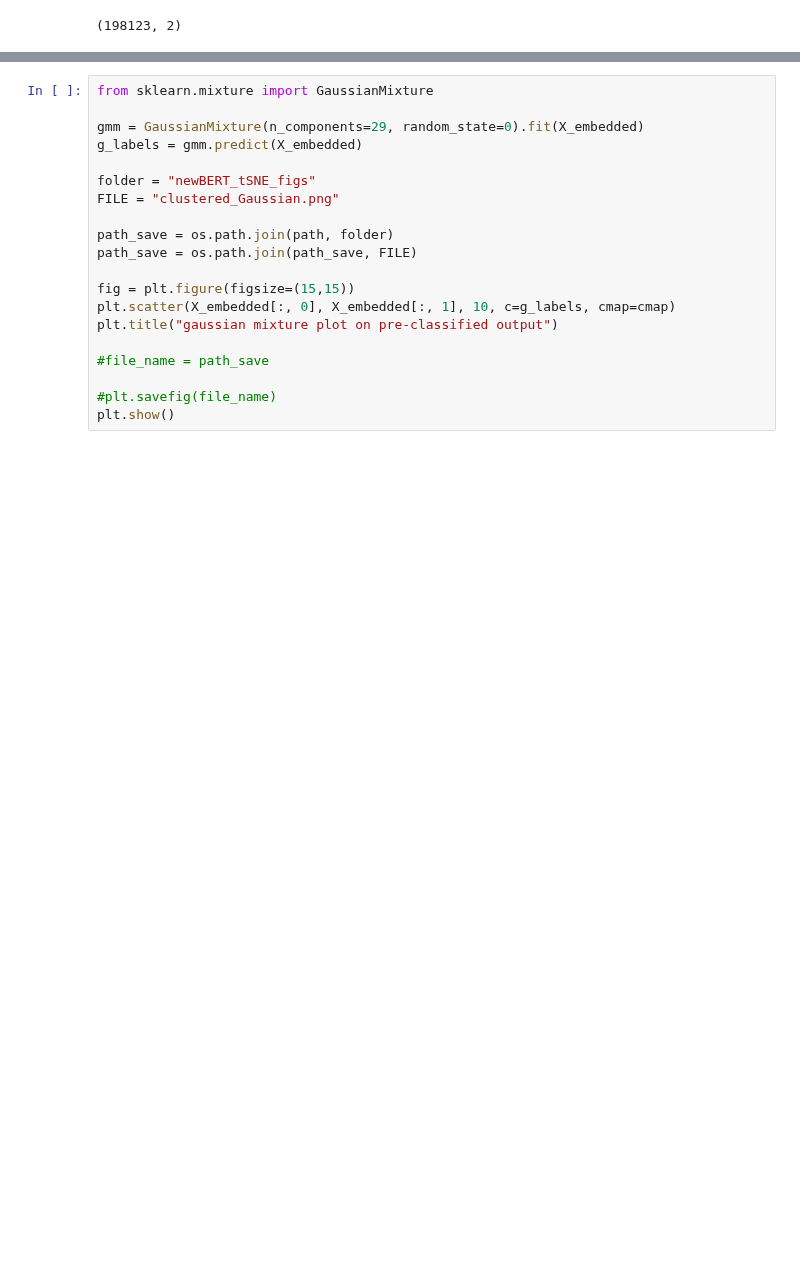
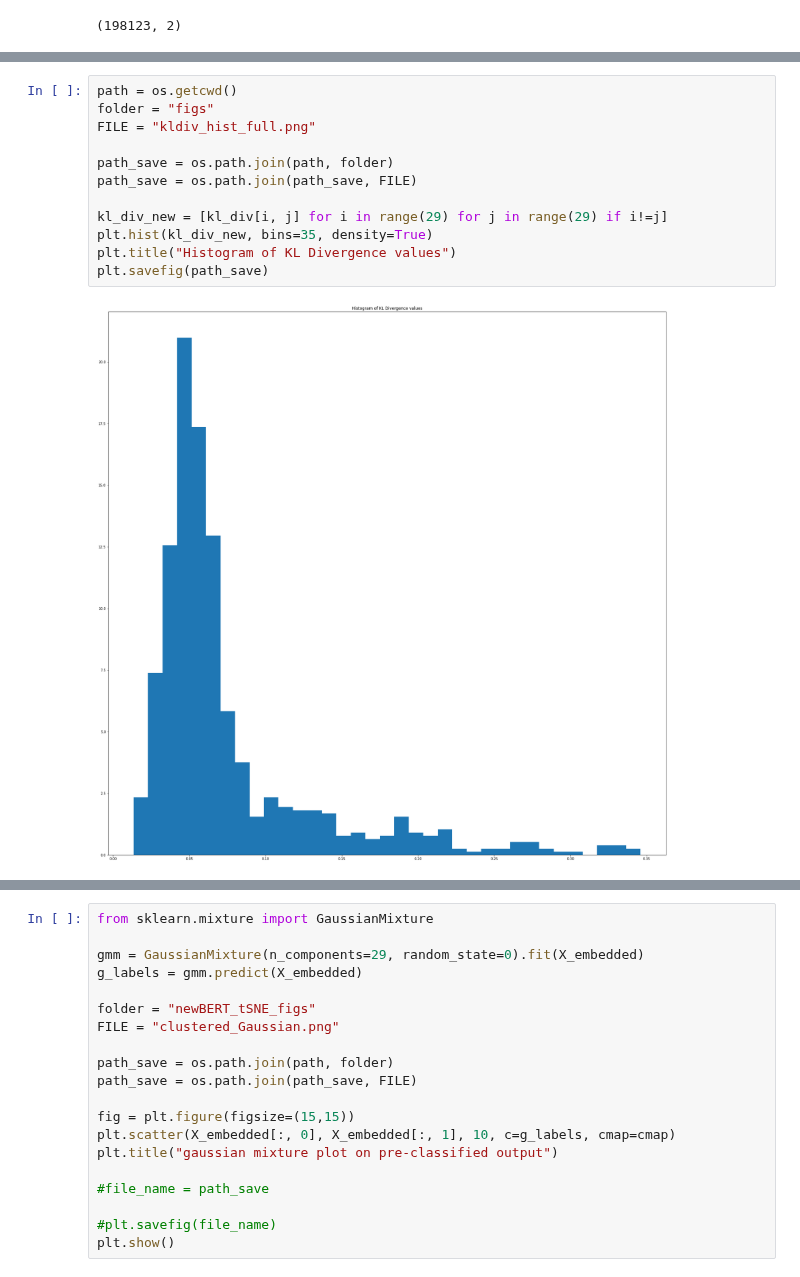
Before and after one commit to Siddhant-Ray/Attentive-neural-networks-for-news-classification, a Jupyter notebook: training-workspace_bert4.ipynb, the cells around one changed output, grey strips where cells are left out. Drawn from its saved outputs; the diff is of its cells as text; blank space fills up the shorter version.

```diff
--- a/training-workspace_bert4.ipynb
+++ b/training-workspace_bert4.ipynb
@@ -558,0 +653,14 @@ print(X_embedded.shape)
+# %%
+path = os.getcwd()
+folder = "figs"
+FILE = "kldiv_hist_full.png"
+
+path_save = os.path.join(path, folder)
+path_save = os.path.join(path_save, FILE)
+
+kl_div_new = [kl_div[i, j] for i in range(29) for j in range(29) if i!=j]
+plt.hist(kl_div_new, bins=35, density=True)
+plt.title("Histogram of KL Divergence values")
+plt.savefig(path_save)
+# %% [output]
+[figure, added]
```
Also changed, not shown: parts of 24 cells of this notebook, 21 other files.
